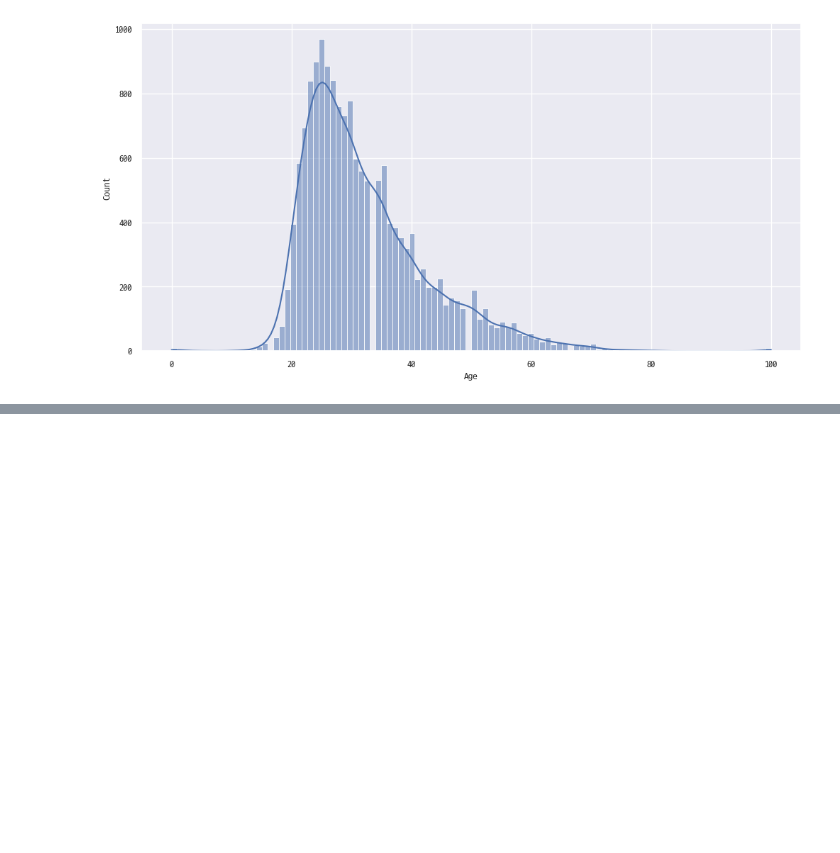
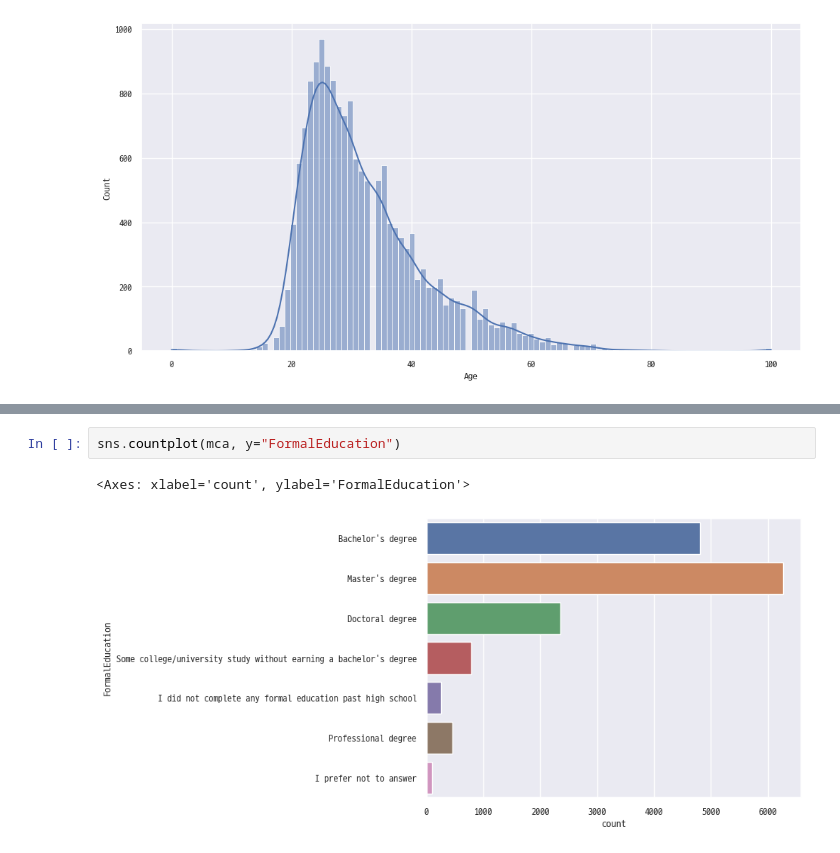
Before and after one commit to byulrim/KaggleExercise, a Jupyter notebook: kaggle.ipynb, the cells around one changed output, grey strips where cells are left out. Saved outputs shown, nothing was run; the diff lists cells and outputs as text; blank space fills up the shorter version.

```diff
--- a/kaggle.ipynb
+++ b/kaggle.ipynb
@@ -191,0 +166,5 @@ sns.histplot(mca, x="Age", kde=True)
+# %%
+sns.countplot(mca, y="FormalEducation")
+# %% [output]
+<Axes: xlabel='count', ylabel='FormalEducation'>
+[figure, added]
```
Also changed, not shown: parts of 12 cells of this notebook.
